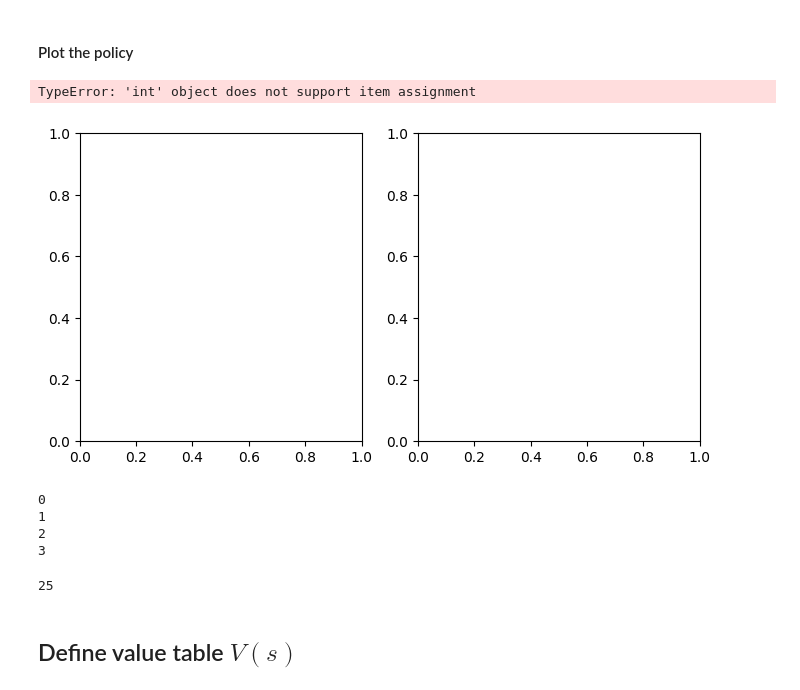
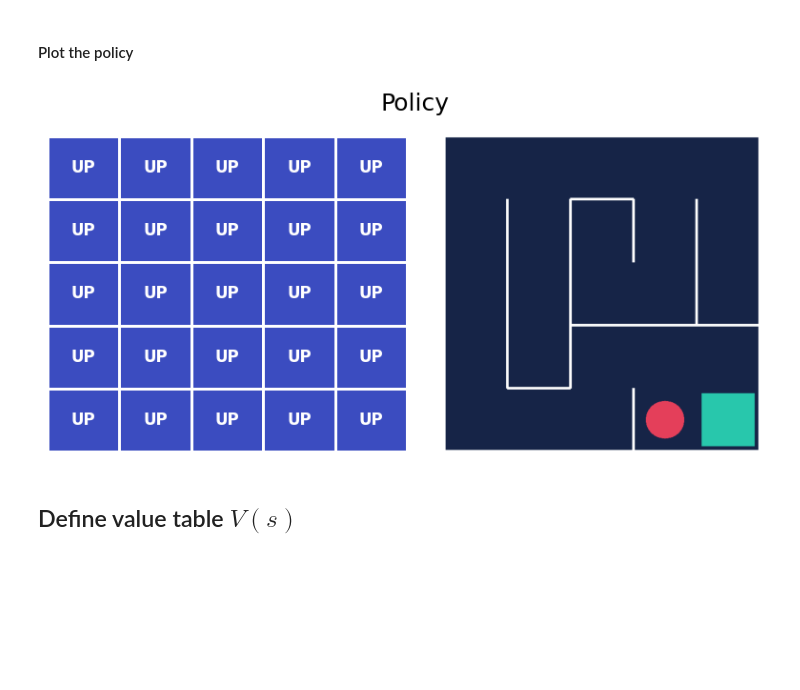
Before and after one commit to IdanC1s2/RL_Beginner2Master, a Jupyter notebook: Section_3_value_iteration.ipynb, the cells around one changed output. Drawn from its saved outputs; the diff is of its cells as text; code cells hidden in the pictures; blank space fills up the shorter version.

```diff
--- a/Section_3_value_iteration.ipynb
+++ b/Section_3_value_iteration.ipynb
@@ -293,42 +288,26 @@ test_agent(env, policy)  # Termination might take a while
 # %% [markdown]
 #### Plot the policy
 # %%
+size = 5
 frame = env.render(mode='rgb_array')
 probs_or_qvals = rand_policy((0,0))
 
-# probs_or_qvals - matrix whose each row contains the probabilities for all actions
+# probs_or_qvals - Matrix whose each row contains the probabilities for all actions
 n_acts = len(env.action_space.action_meanings)
-n_states = np.prod(env.observation_space.nvec)
+# n_states = np.prod(env.observation_space.nvec)
 
-probs_or_qvals = np.zeros([n_states,n_acts])
+probs_or_qvals = np.zeros([size,size,n_acts])
 for i in range(size):
   for j in range(size):
     state = (i,j)
-    policy_s = rand_policy(state)
+    policy_s = policy(state)
+    probs_or_qvals[i, j, : ] = policy_s
+
 
 action_meanings = env.action_space.action_meanings
 plot_policy(probs_or_qvals, frame, action_meanings)
-# env.render(mode="rgb_array")
 # %% [output]
-TypeError: 'int' object does not support item assignment
-[figure, old version]
+[figure, new version]
-# %%
-action_meanings = env.action_space.action_meanings
-
-for key in action_meanings:
-  # probs_copy[probs_copy == key] = action_meanings[key]
-  print(key)
-# %% [output]
-0
-1
-2
-3
-# %%
-# z = np.array([[1,2],[3,4]])
-# z.argmax(axis=-1)
-np.prod(env.observation_space.nvec)
-# %% [output]
-25
 # %% [markdown]
 ## Define value table $V(s)$
 # %% [markdown]
```
Also changed, not shown: parts of 10 cells of this notebook.
